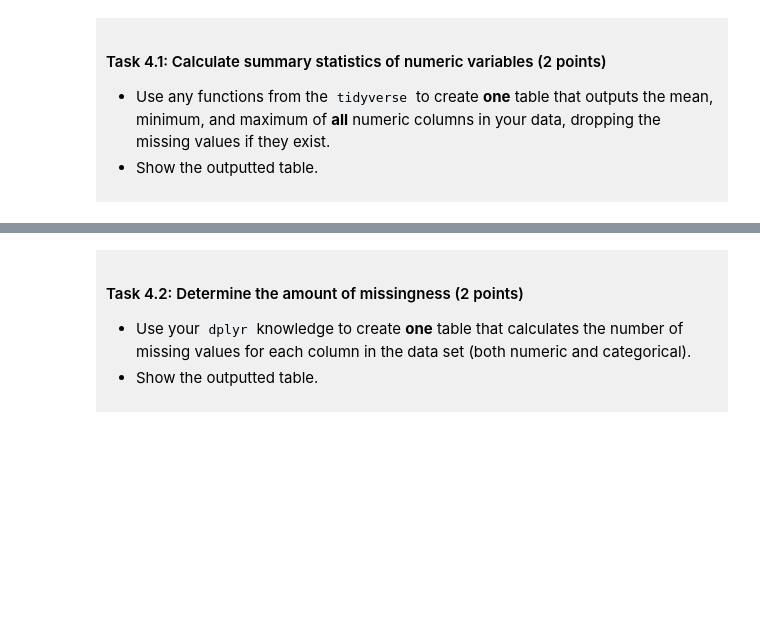
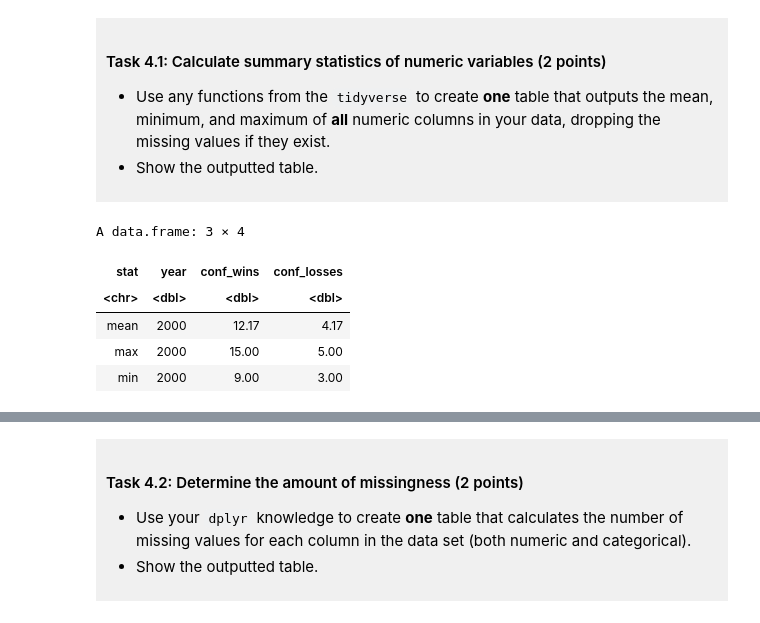
Before and after one commit to Maddi-808/dsci-100-project-madison-kuan, a Jupyter notebook: dsci-100-project-notebook.ipynb, the cells around one changed output, grey strips where cells are left out. Cells and saved outputs as stored; diff of their text form; code cells hidden in the pictures; blank space fills up the shorter version.

```diff
--- a/dsci-100-project-notebook.ipynb
+++ b/dsci-100-project-notebook.ipynb
@@ -254,4 +264,29 @@ You will refine your research question (if needed) and produce a tidy data set.
 
 </div>
 # %%
-### EDIT THIS CODE CELL ###
+ncaa_mean <- tidy_ncaa_data |>
+    summarize(across(year:conf_losses, mean)) #tried to make three seperate dataframes and then connect them on top
+                                                #of each other like lego but didn't work
+#ncaa_mean
+
+ncaa_max <- tidy_ncaa_data |>     #printed each dataframe out so I could read the values and turn them into vectors
+    summarize(across(year:conf_losses, max))
+#ncaa_max
+
+ncaa_min <- tidy_ncaa_data |>
+    summarize(across(year:conf_losses, min))
+#ncaa_min
+
+ncaa_summary <- data.frame(stat = c("mean", "max", "min"),
+                           year = c(2000, 2000, 2000),
+                           conf_wins = c(12.17, 15, 9),
+                           conf_losses = c(4.17, 5, 3)) #referred to a coding help website called w3schools to figure out how
+                                                            #how to make my own dataframe from scratch
+ncaa_summary
+# %% [output]
+A data.frame: 3 × 4
+| stat | year | conf_wins | conf_losses |
+| <chr> | <dbl> | <dbl> | <dbl> |
+| mean | 2000 | 12.17 | 4.17 |
+| max | 2000 | 15.00 | 5.00 |
+| min | 2000 | 9.00 | 3.00 |
```
Also changed, not shown: parts of 4 cells of this notebook.
